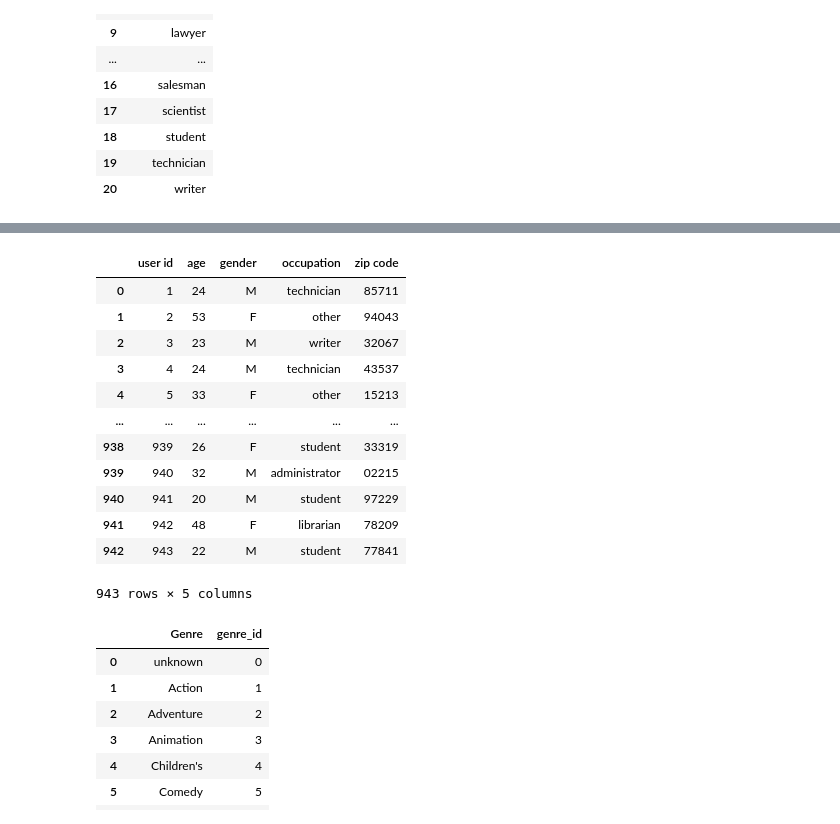
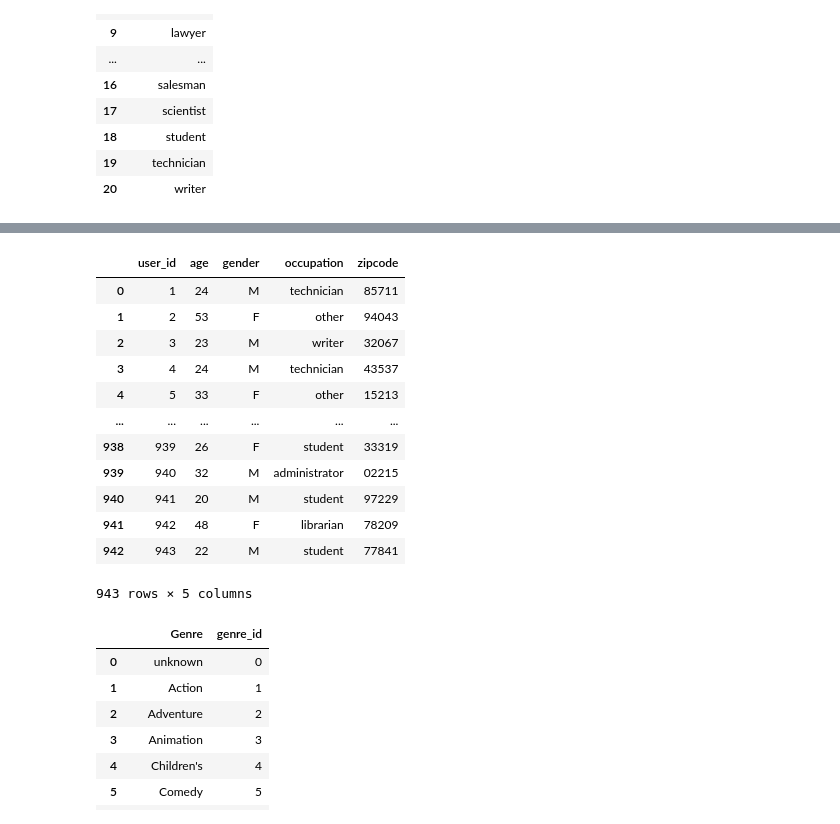
Before and after one commit to zhang-shizhe/PocketRecommender, a Jupyter notebook: EDA.ipynb, the cells around one changed output, grey strips where cells are left out. Cells and saved outputs as stored; diff of their text form; code cells hidden in the pictures.

Commit message:
user_cf done

```diff
--- a/EDA.ipynb
+++ b/EDA.ipynb
@@ -79,9 +68,10 @@ data
 # %%
-user = pd.read_csv('dataset/ml-100k/u.user', names=['user id' , 'age' , 'gender' , 'occupation' , 'zip code'],
+user = pd.read_csv('dataset/ml-100k/u.user', names=['user_id' , 'age' , 'gender' , 'occupation' , 'zipcode'],
                    header= None , sep = '|')
+user.to_csv('dataset/ml-100k/user.csv')
 user
 # %% [output]
-|  | user id | age | gender | occupation | zip code |
+|  | user_id | age | gender | occupation | zipcode |
 | 0 | 1 | 24 | M | technician | 85711 |
 | 1 | 2 | 53 | F | other | 94043 |
 | 2 | 3 | 23 | M | writer | 32067 |
```
Also changed, not shown: parts of 10 cells of this notebook, 4 other files.
